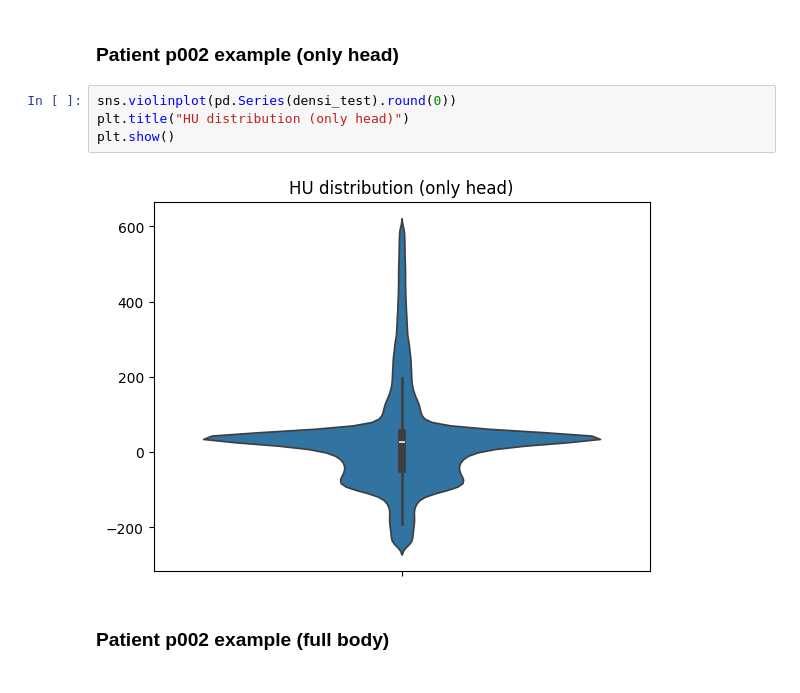
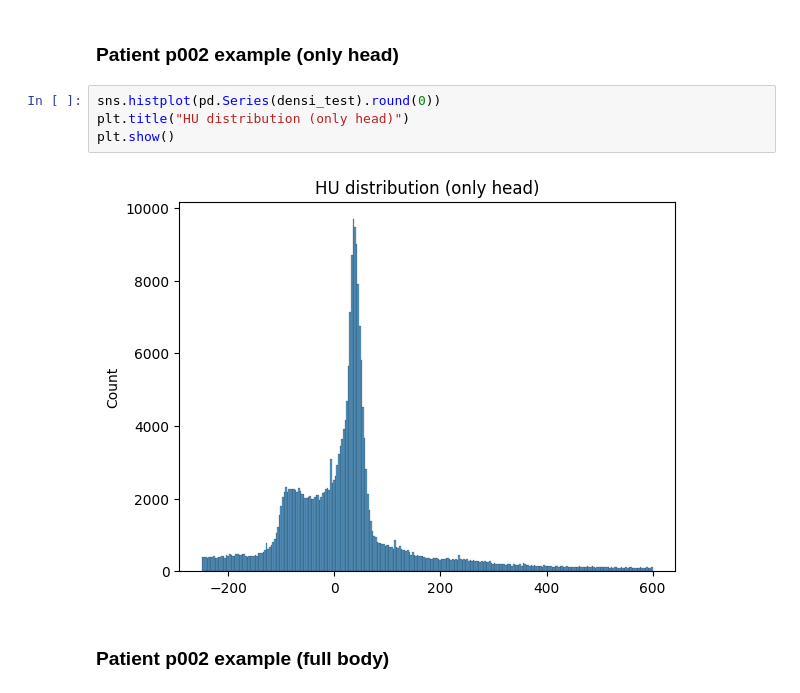
Before and after one commit to tbaudier/gland_segmentation_nnunet, a Jupyter notebook: Dataviz/Dataviz.ipynb, the cells around one changed output. Saved outputs shown, nothing was run; the diff lists cells and outputs as text.

```diff
--- a/Dataviz/Dataviz.ipynb
+++ b/Dataviz/Dataviz.ipynb
@@ -95,11 +101,11 @@ NDArrayITKBase(28.850054, dtype=float32)
 # %% [markdown]
 ### Patient p002 example (only head)
 # %%
-sns.violinplot(pd.Series(densi_test).round(0))
+sns.histplot(pd.Series(densi_test).round(0))
 plt.title("HU distribution (only head)")
 plt.show()
 # %% [output]
-[figure, old version]
+[figure, new version]
 # %% [markdown]
 ### Patient p002 example (full body)
 # %%
```
Also changed, not shown: parts of 5 cells of this notebook, 8 other files.
